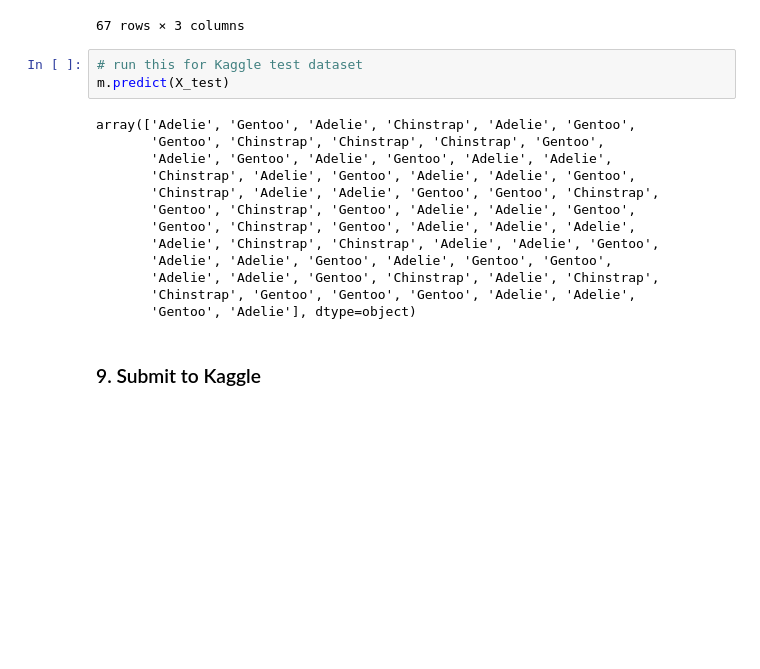
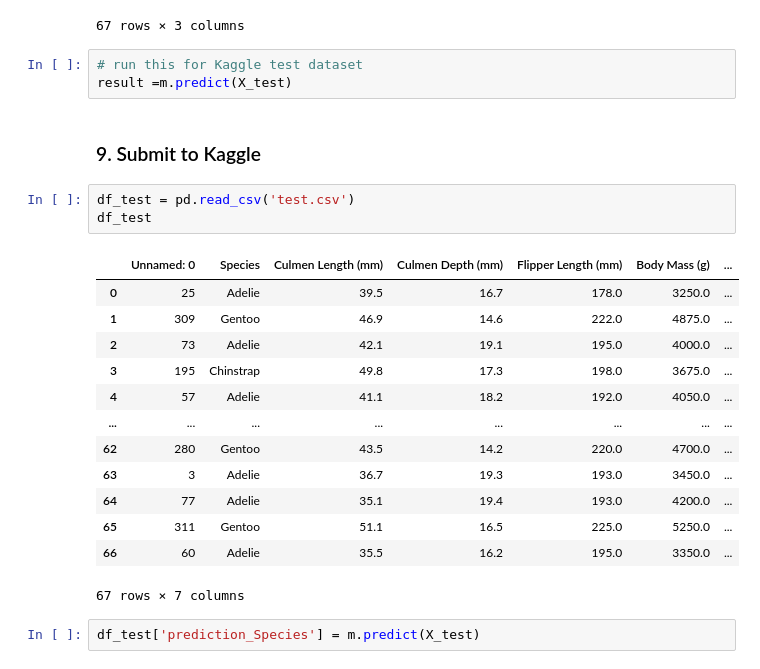
Before and after one commit to RosiNantis/Projects_from_Spiced_personal, a Jupyter notebook: Week_2/spiced_encounters/2.2.machine_learning_workflow/ML_workflow.ipynb, the cells around one changed output. Cells and saved outputs as stored; diff of their text form; blank space fills up the shorter version.

```diff
--- a/Week_2/spiced_encounters/2.2.machine_learning_workflow/ML_workflow.ipynb
+++ b/Week_2/spiced_encounters/2.2.machine_learning_workflow/ML_workflow.ipynb
@@ -193,19 +195,25 @@ X_test
 67 rows × 3 columns
 # %%
 # run this for Kaggle test dataset
-m.predict(X_test)
+result =m.predict(X_test)
-# %% [output]
-array(['Adelie', 'Gentoo', 'Adelie', 'Chinstrap', 'Adelie', 'Gentoo',
-       'Gentoo', 'Chinstrap', 'Chinstrap', 'Chinstrap', 'Gentoo',
-       'Adelie', 'Gentoo', 'Adelie', 'Gentoo', 'Adelie', 'Adelie',
-       'Chinstrap', 'Adelie', 'Gentoo', 'Adelie', 'Adelie', 'Gentoo',
-       'Chinstrap', 'Adelie', 'Adelie', 'Gentoo', 'Gentoo', 'Chinstrap',
-       'Gentoo', 'Chinstrap', 'Gentoo', 'Adelie', 'Adelie', 'Gentoo',
-       'Gentoo', 'Chinstrap', 'Gentoo', 'Adelie', 'Adelie', 'Adelie',
-       'Adelie', 'Chinstrap', 'Chinstrap', 'Adelie', 'Adelie', 'Gentoo',
-       'Adelie', 'Adelie', 'Gentoo', 'Adelie', 'Gentoo', 'Gentoo',
-       'Adelie', 'Adelie', 'Gentoo', 'Chinstrap', 'Adelie', 'Chinstrap',
-       'Chinstrap', 'Gentoo', 'Gentoo', 'Gentoo', 'Adelie', 'Adelie',
-       'Gentoo', 'Adelie'], dtype=object)
 # %% [markdown]
 ### 9. Submit to Kaggle
+# %%
+df_test = pd.read_csv('test.csv')
+df_test
+# %% [output]
+|  | Unnamed: 0 | Species | Culmen Length (mm) | Culmen Depth (mm) | Flipper Length (mm) | Body Mass (g) | ... |
+| 0 | 25 | Adelie | 39.5 | 16.7 | 178.0 | 3250.0 | ... |
+| 1 | 309 | Gentoo | 46.9 | 14.6 | 222.0 | 4875.0 | ... |
+| 2 | 73 | Adelie | 42.1 | 19.1 | 195.0 | 4000.0 | ... |
+| 3 | 195 | Chinstrap | 49.8 | 17.3 | 198.0 | 3675.0 | ... |
+| 4 | 57 | Adelie | 41.1 | 18.2 | 192.0 | 4050.0 | ... |
+| ... | ... | ... | ... | ... | ... | ... | ... |
+| 62 | 280 | Gentoo | 43.5 | 14.2 | 220.0 | 4700.0 | ... |
+| 63 | 3 | Adelie | 36.7 | 19.3 | 193.0 | 3450.0 | ... |
+| 64 | 77 | Adelie | 35.1 | 19.4 | 193.0 | 4200.0 | ... |
+| 65 | 311 | Gentoo | 51.1 | 16.5 | 225.0 | 5250.0 | ... |
+| 66 | 60 | Adelie | 35.5 | 16.2 | 195.0 | 3350.0 | ... |
+67 rows × 7 columns
+# %%
+df_test['prediction_Species'] = m.predict(X_test)
```
Also changed, not shown: parts of 2 cells of this notebook, 1 other file.
